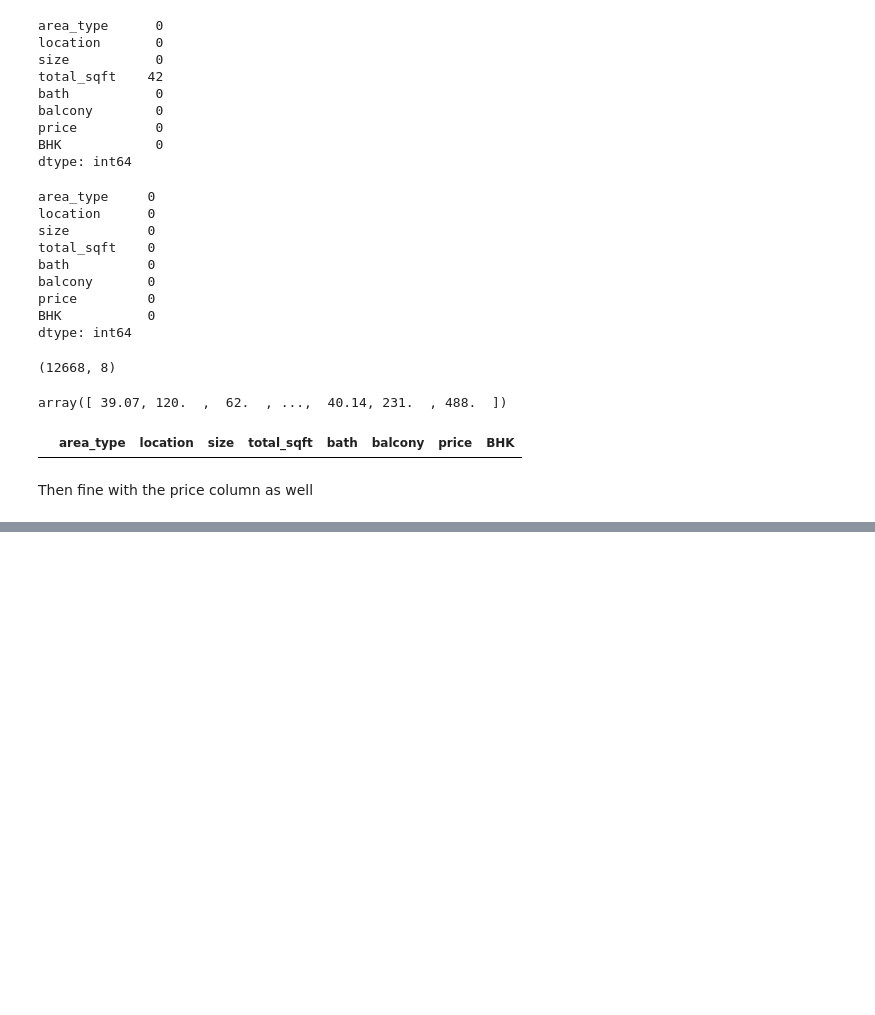
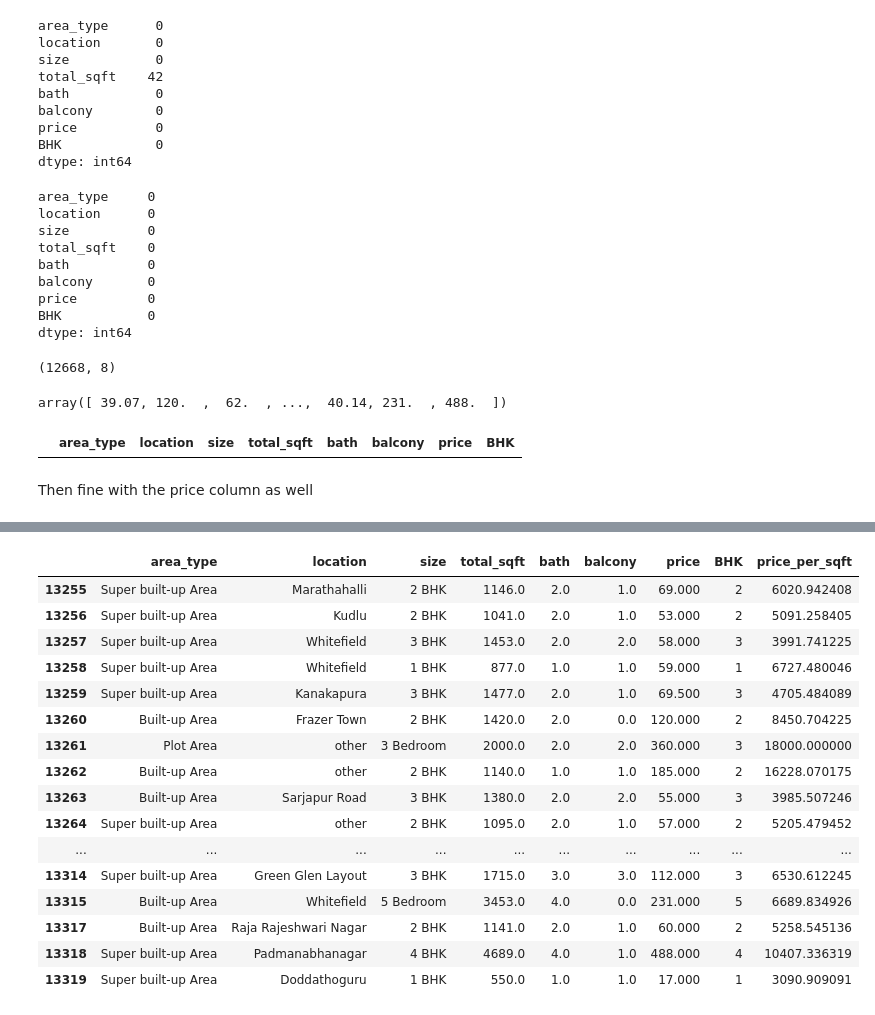
Before and after one commit to Srivathsa-216/py-366, a Jupyter notebook: Mini Projects/Data science/Bglr_House_Price_Prediction.ipynb, the cells around one changed output, grey strips where cells are left out. Cells and saved outputs as stored; diff of their text form; code cells hidden in the pictures; blank space fills up the shorter version.

```diff
--- a/Mini Projects/Data science/Bglr_House_Price_Prediction.ipynb
+++ b/Mini Projects/Data science/Bglr_House_Price_Prediction.ipynb
@@ -208,0 +211,4 @@ Then fine with the price column as well
+# %%
+df5 = df4.copy()
+df5['price_per_sqft'] = df5['price']*100000/df4['total_sqft']
+df5.head()
@@ -208,0 +226,5 @@ Then fine with the price column as well
+# %%
+df5.location = df5.location.apply(lambda x: x.strip())
+
+location_stats = df5.groupby('location')['location'].agg('count').sort_values(ascending = False)
+location_stats
@@ -208,0 +249,2 @@ Then fine with the price column as well
+# %%
+location_stats_l_10 = location_stats[location_stats<=10]
@@ -208,0 +271,3 @@ Then fine with the price column as well
+# %%
+df5.location = df5.location.apply(lambda x: 'other' if x in location_stats_l_10 else x)
+len(df5.location.unique())
@@ -208,0 +299,20 @@ Then fine with the price column as well
+# %%
+df5.tail(60)
+# %% [output]
+|  | area_type | location | size | total_sqft | bath | balcony | price | BHK | price_per_sqft |
+| 13255 | Super built-up Area | Marathahalli | 2 BHK | 1146.0 | 2.0 | 1.0 | 69.000 | 2 | 6020.942408 |
+| 13256 | Super built-up Area | Kudlu | 2 BHK | 1041.0 | 2.0 | 1.0 | 53.000 | 2 | 5091.258405 |
+| 13257 | Super built-up Area | Whitefield | 3 BHK | 1453.0 | 2.0 | 2.0 | 58.000 | 3 | 3991.741225 |
+| 13258 | Super built-up Area | Whitefield | 1 BHK | 877.0 | 1.0 | 1.0 | 59.000 | 1 | 6727.480046 |
+| 13259 | Super built-up Area | Kanakapura | 3 BHK | 1477.0 | 2.0 | 1.0 | 69.500 | 3 | 4705.484089 |
+| 13260 | Built-up Area | Frazer Town | 2 BHK | 1420.0 | 2.0 | 0.0 | 120.000 | 2 | 8450.704225 |
+| 13261 | Plot Area | other | 3 Bedroom | 2000.0 | 2.0 | 2.0 | 360.000 | 3 | 18000.000000 |
+| 13262 | Built-up Area | other | 2 BHK | 1140.0 | 1.0 | 1.0 | 185.000 | 2 | 16228.070175 |
+| 13263 | Built-up Area | Sarjapur Road | 3 BHK | 1380.0 | 2.0 | 2.0 | 55.000 | 3 | 3985.507246 |
+| 13264 | Super built-up Area | other | 2 BHK | 1095.0 | 2.0 | 1.0 | 57.000 | 2 | 5205.479452 |
+| ... | ... | ... | ... | ... | ... | ... | ... | ... | ... |
+| 13314 | Super built-up Area | Green Glen Layout | 3 BHK | 1715.0 | 3.0 | 3.0 | 112.000 | 3 | 6530.612245 |
+| 13315 | Built-up Area | Whitefield | 5 Bedroom | 3453.0 | 4.0 | 0.0 | 231.000 | 5 | 6689.834926 |
+| 13317 | Built-up Area | Raja Rajeshwari Nagar | 2 BHK | 1141.0 | 2.0 | 1.0 | 60.000 | 2 | 5258.545136 |
+| 13318 | Super built-up Area | Padmanabhanagar | 4 BHK | 4689.0 | 4.0 | 1.0 | 488.000 | 4 | 10407.336319 |
+| 13319 | Super built-up Area | Doddathoguru | 1 BHK | 550.0 | 1.0 | 1.0 | 17.000 | 1 | 3090.909091 |
```
Also changed, not shown: parts of 16 cells of this notebook.
